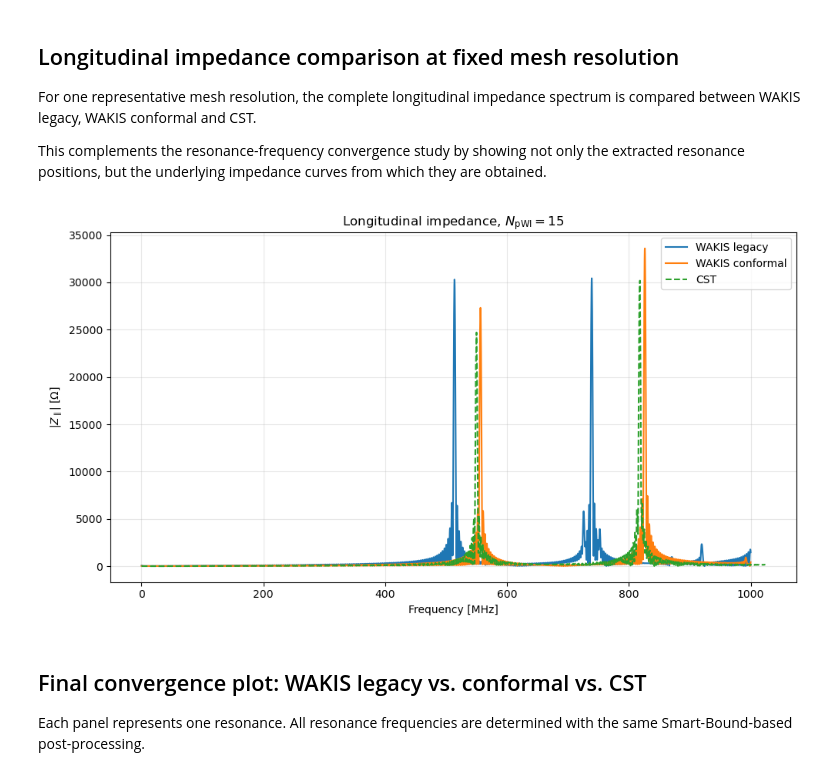
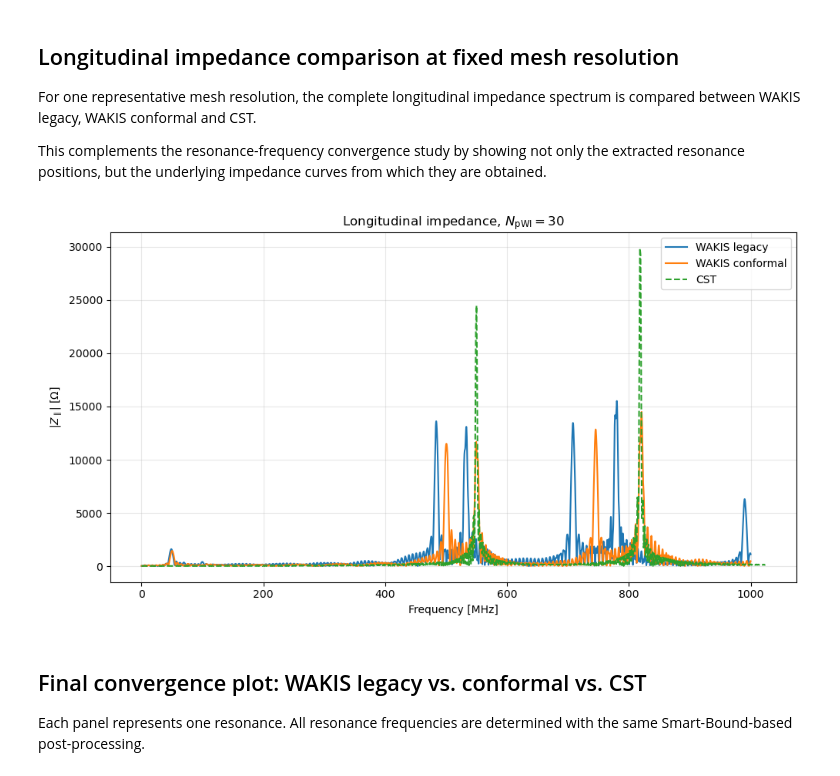
Before and after one commit to hschreib-tet/Wakis, a Jupyter notebook: notebooks/012_cavity_conformal_mesh_convergence.ipynb, the cells around one changed output. Drawn from its saved outputs; the diff is of its cells as text; code cells hidden in the pictures.

```diff
--- a/notebooks/012_cavity_conformal_mesh_convergence.ipynb
+++ b/notebooks/012_cavity_conformal_mesh_convergence.ipynb
@@ -113,8 +113,8 @@ NPWL_VALUES = [
 # WAKIS settings
 # ---------------------------------------------------------------------------
 
-CFLN = 0.15
-CONFORMAL_ETA = 0.1
+CFLN = 0.1
+CONFORMAL_ETA = 0.2
 
 sigmaz = 10.0e-2
 q = 1.0e-9
@@ -1256,7 +1156,7 @@ This complements the resonance-frequency convergence study by showing not only
 the extracted resonance positions, but the underlying impedance curves from
 which they are obtained.
 # %%
-target_NpWl = 15.0
+target_NpWl = 30
 
 legacy_result = next(
     result
@@ -1300,34 +1200,34 @@ ax.plot(
     np.abs(conformal_result["impedance"]),
     label="WAKIS conformal",
 )
 
 ax.plot(
     cst_result["frequency"] / 1e6,
     np.abs(cst_result["impedance"]),
     linestyle="--",
     label="CST",
 )
 
 ax.set_xlabel("Frequency [MHz]")
 
 ax.set_ylabel(r"$|Z_\parallel|$ [$\Omega$]")
 
 ax.set_title(
     rf"Longitudinal impedance, "
     rf"$N_{{\mathrm{{pWl}}}}={target_NpWl:g}$"
 )
 
 ax.grid(
     True,
     alpha=0.3,
 )
 
 ax.legend()
 
 fig.tight_layout()
 plt.show()
 # %% [output]
-[figure, old version]
+[figure, new version]
 # %% [markdown]
 ## Final convergence plot: WAKIS legacy vs. conformal vs. CST
 
```
Also changed, not shown: parts of 12 cells of this notebook, 14 other files.
